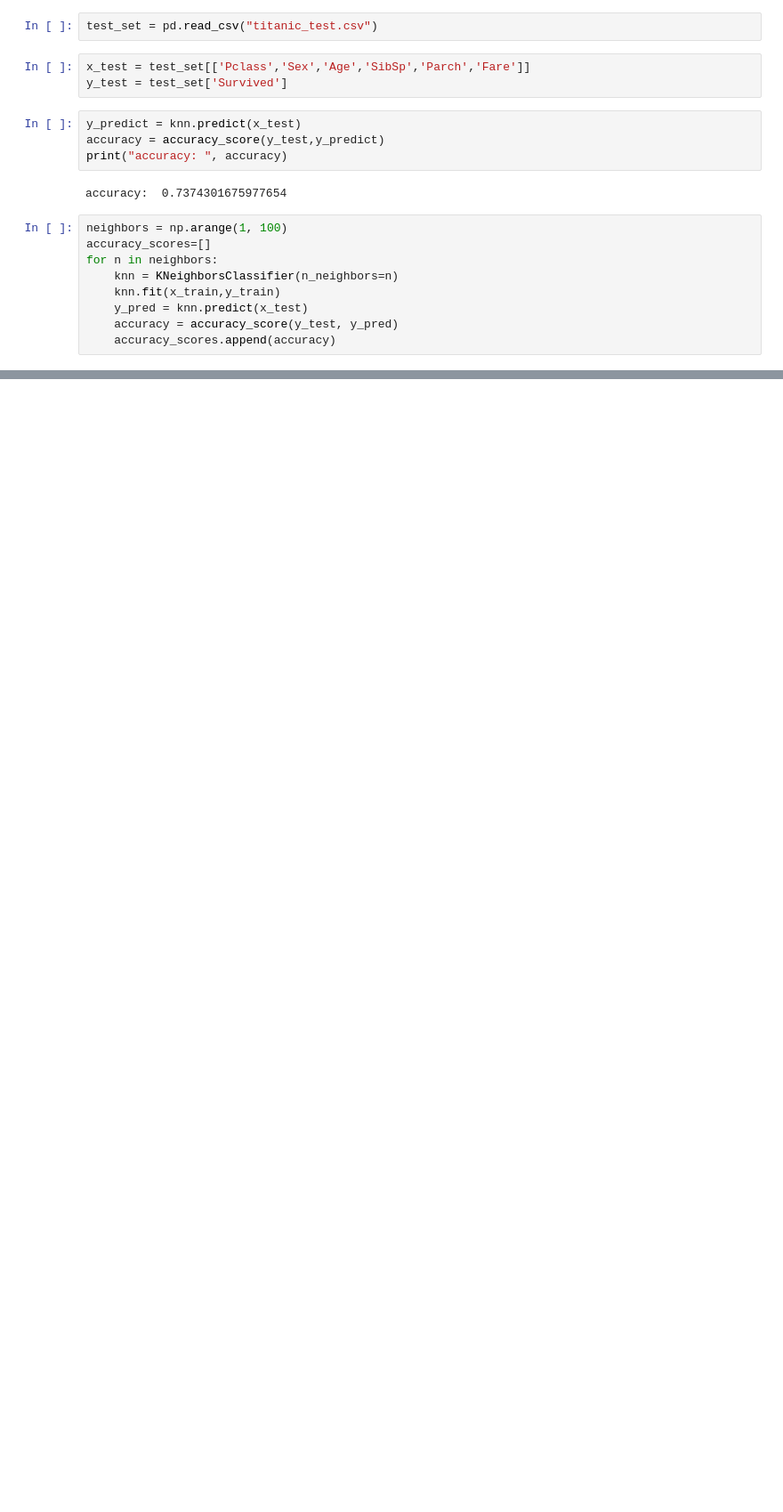
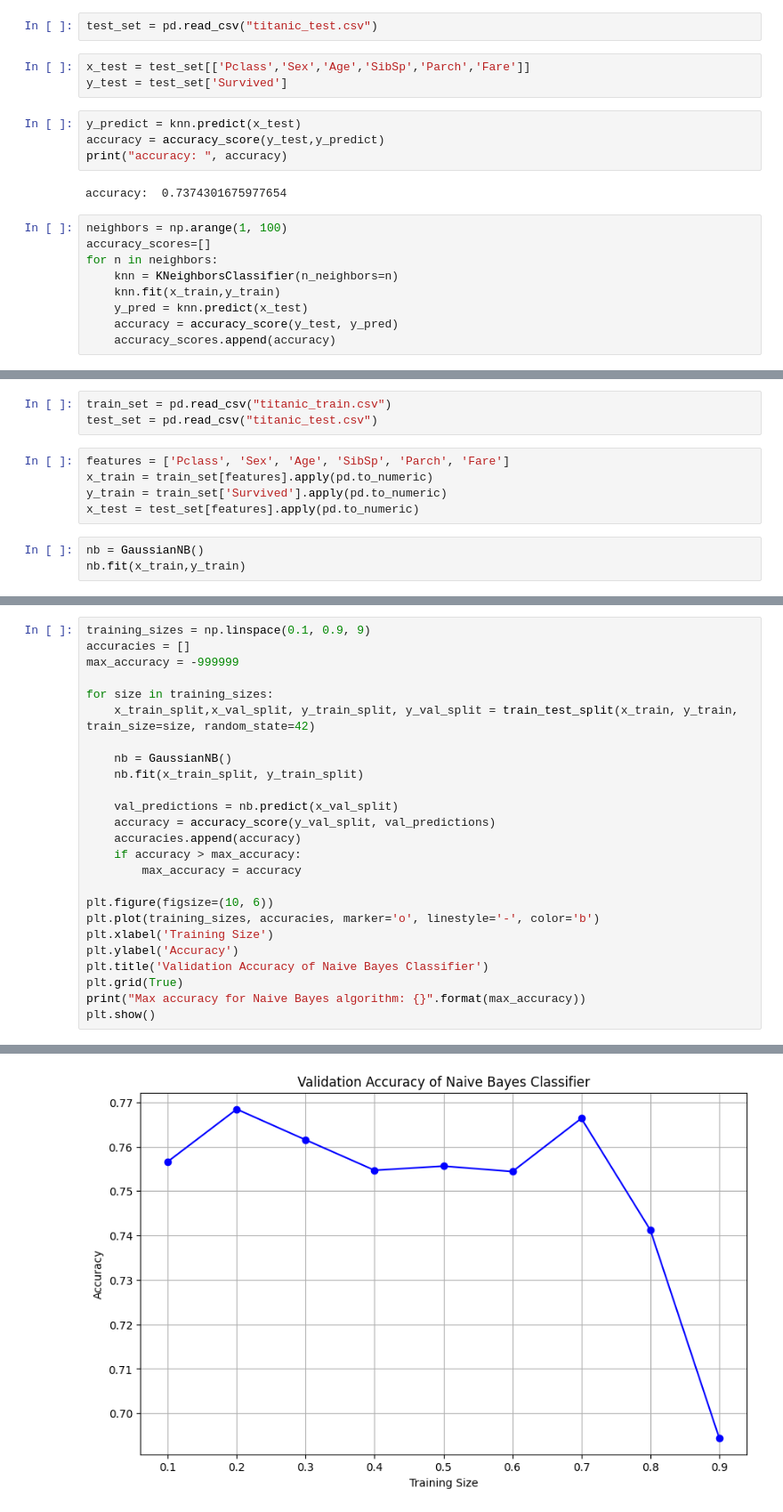
Before and after one commit to eranCat/TitanicML, a Jupyter notebook: Assignment2_supervised_learning_flow.ipynb, the cells around one changed output, grey strips where cells are left out. Shown at 89% size. Saved outputs shown, nothing was run; the diff lists cells and outputs as text; blank space fills up the shorter version.

Commit message:
Added Naive Bayes algorithm + accuracy of the algorithm

```diff
--- a/Assignment2_supervised_learning_flow.ipynb
+++ b/Assignment2_supervised_learning_flow.ipynb
@@ -145,0 +152,11 @@ plt.show()
+# %%
+train_set = pd.read_csv("titanic_train.csv")
+test_set = pd.read_csv("titanic_test.csv")
+# %%
+features = ['Pclass', 'Sex', 'Age', 'SibSp', 'Parch', 'Fare']
+x_train = train_set[features].apply(pd.to_numeric)
+y_train = train_set['Survived'].apply(pd.to_numeric)
+x_test = test_set[features].apply(pd.to_numeric)
+# %%
+nb = GaussianNB()
+nb.fit(x_train,y_train)
@@ -145,0 +165,26 @@ plt.show()
+# %%
+training_sizes = np.linspace(0.1, 0.9, 9)
+accuracies = []
+max_accuracy = -999999
+
+for size in training_sizes:
+    x_train_split,x_val_split, y_train_split, y_val_split = train_test_split(x_train, y_train, train_size=size, random_state=42)
+
+    nb = GaussianNB()
+    nb.fit(x_train_split, y_train_split)
+
+    val_predictions = nb.predict(x_val_split)
+    accuracy = accuracy_score(y_val_split, val_predictions)
+    accuracies.append(accuracy)
+    if accuracy > max_accuracy:
+        max_accuracy = accuracy
+
+plt.figure(figsize=(10, 6))
+plt.plot(training_sizes, accuracies, marker='o', linestyle='-', color='b')
+plt.xlabel('Training Size')
+plt.ylabel('Accuracy')
+plt.title('Validation Accuracy of Naive Bayes Classifier')
+plt.grid(True)
+print("Max accuracy for Naive Bayes algorithm: {}".format(max_accuracy))
+plt.show()
+# %% [output]
@@ -145,0 +192 @@ plt.show()
+[figure, added]
```
Also changed, not shown: parts of 8 cells of this notebook.
